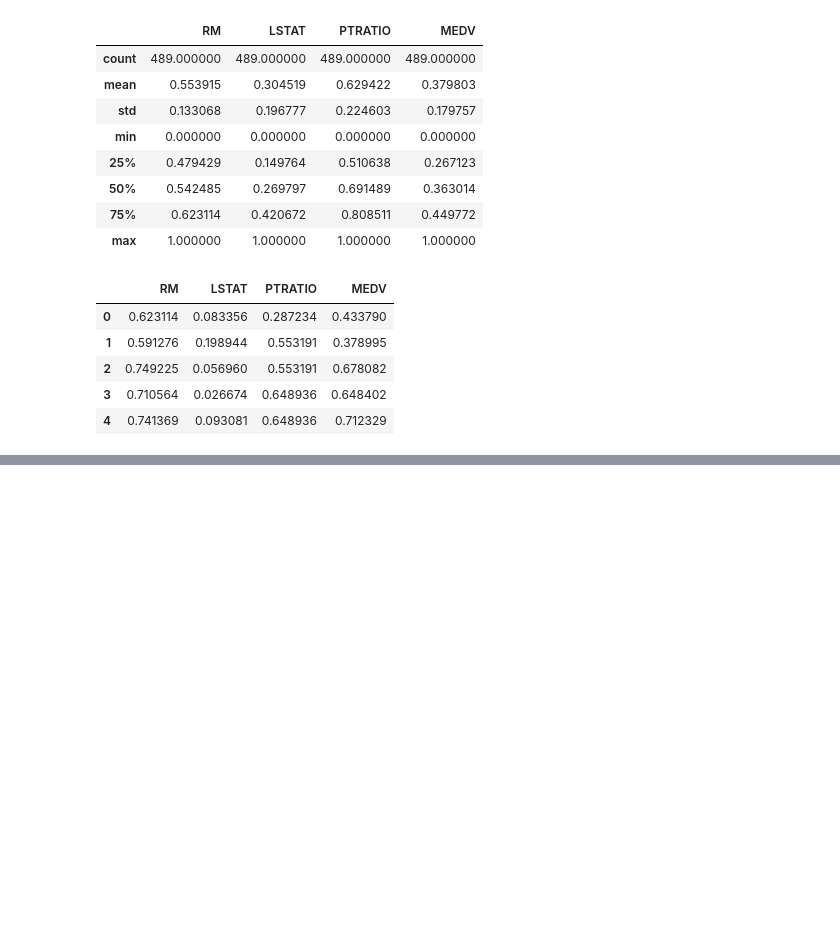
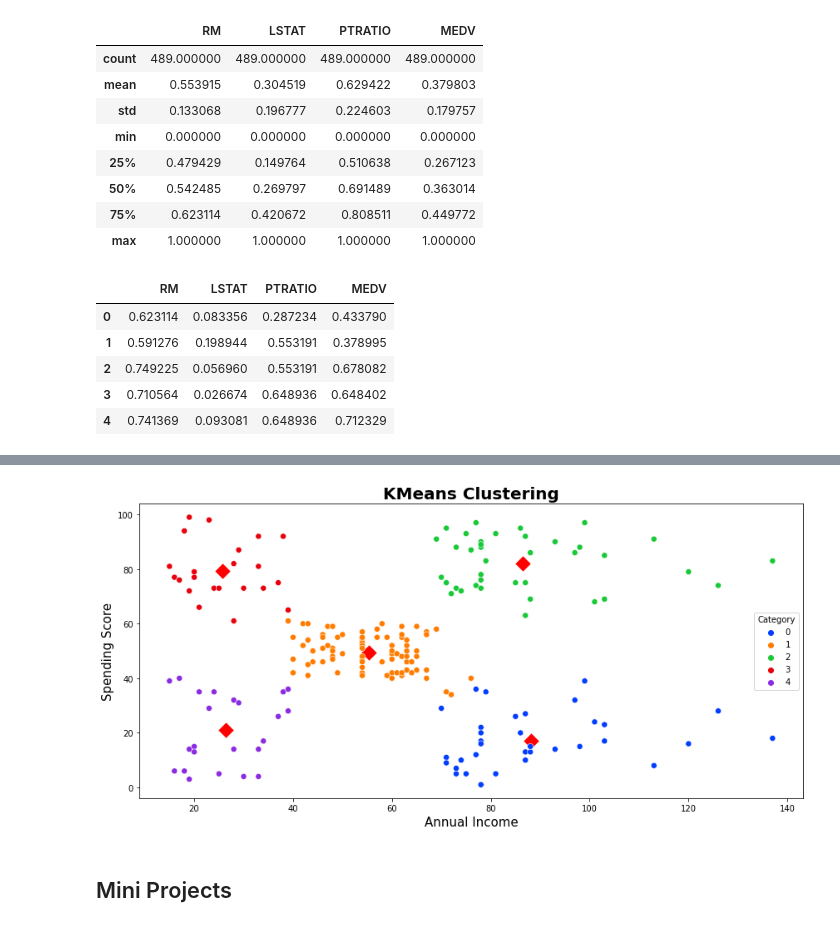
Before and after one commit to UsepSyaikalArifin/DQLab-Academy-Course-Online, a Jupyter notebook: Kelas Fundamental 2/Machine Learning With Python for Beginner/Jupyter Notebook/main.ipynb, the cells around one changed output, grey strips where cells are left out. Cells and saved outputs as stored; diff of their text form; code cells hidden in the pictures; blank space fills up the shorter version.

```diff
--- a/Kelas Fundamental 2/Machine Learning With Python for Beginner/Jupyter Notebook/main.ipynb
+++ b/Kelas Fundamental 2/Machine Learning With Python for Beginner/Jupyter Notebook/main.ipynb
@@ -1404,0 +1566,11 @@ plt.show()
+# %%
+annual_income = X["annual_income"]
+spending_score = X["spending_score"]
+category = labels
+
+fix_dataset = pd.DataFrame({
+                            "Annual Income" : annual_income,
+                            "Spending Score" : spending_score,
+                            "Category" : category
+                          })
+display(fix_dataset.head())
@@ -1404,0 +1584,13 @@ plt.show()
+# %%
+fig, axs = plt.subplots(figsize=(12, 6))
+sns.scatterplot(data=df_centers, x="centers_x", y="centers_y", color="red", marker="D", s=200, ax=axs)
+sns.scatterplot(data=fix_dataset, x="Annual Income", y="Spending Score",hue="Category", palette="bright", marker="o", s=50, ax=axs)
+axs.set_title("KMeans Clustering", fontsize=20, fontweight="bold")
+axs.set_xlabel("Annual Income", fontsize=15)
+axs.set_ylabel("Spending Score", fontsize=15)
+plt.tight_layout()
+plt.show()
+# %% [output]
+[figure, added]
+# %% [markdown]
+## Mini Projects
```
Also changed, not shown: parts of 42 cells of this notebook.
